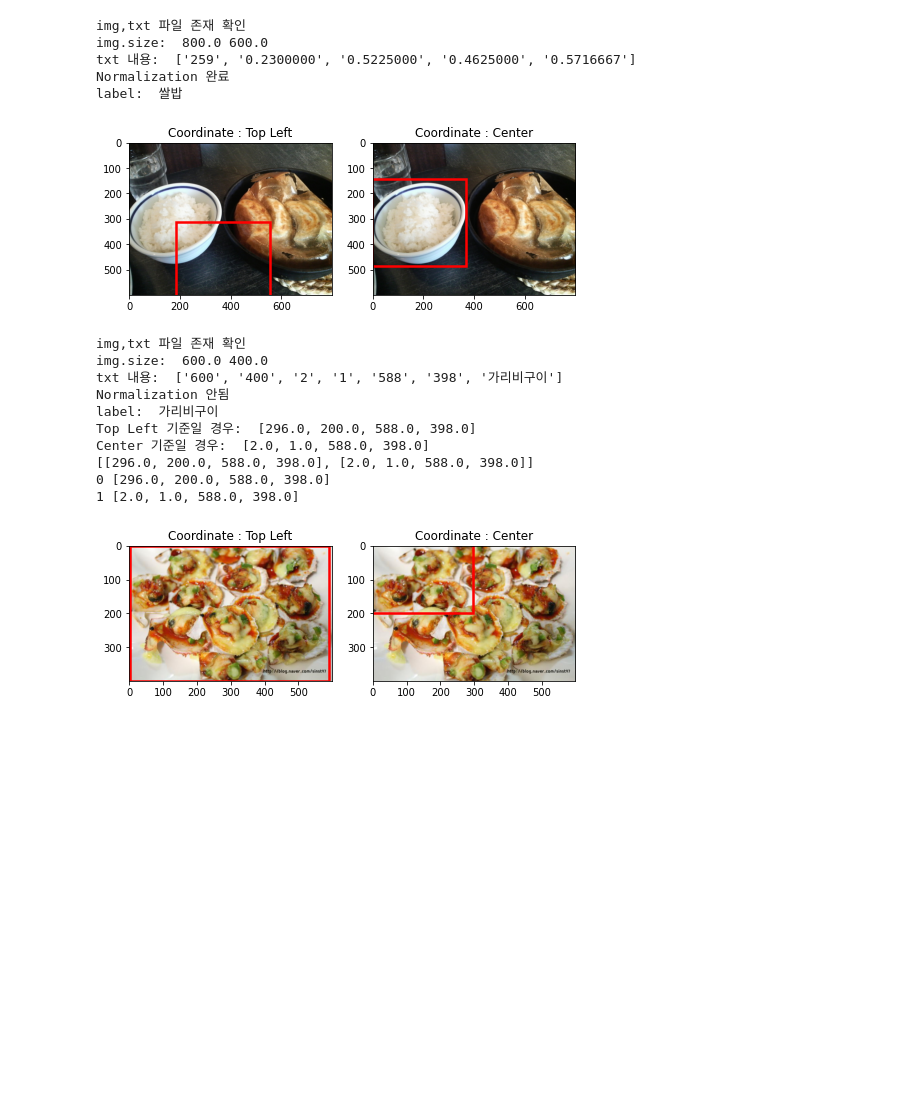
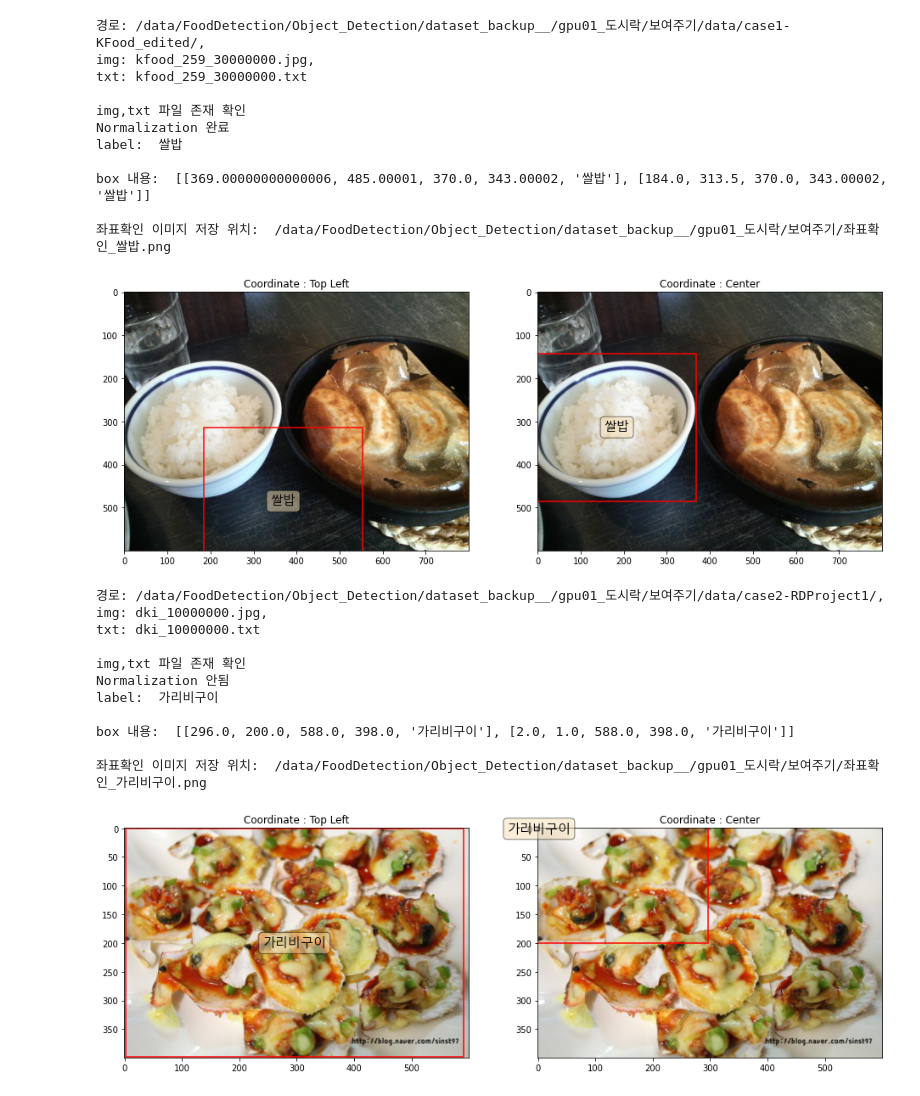
Before and after one commit to K-107/dki, a Jupyter notebook: Food_Detection/220204_이미지데이터좌표확인.ipynb, the cells around one changed output. Saved outputs shown, nothing was run; the diff lists cells and outputs as text; code cells hidden in the pictures; blank space fills up the shorter version.

```diff
--- a/Food_Detection/220204_이미지데이터좌표확인.ipynb
+++ b/Food_Detection/220204_이미지데이터좌표확인.ipynb
@@ -9,6 +18,12 @@ import numpy as np
 
 import matplotlib.pyplot as plt
 %matplotlib inline
+
+import matplotlib.font_manager as fm
+fm.get_fontconfig_fonts()
+#font_location = '/usr/share/fonts/truetype/nanum/NanumBarunGothic.ttf'
+font_location = './malgun.ttf'
+font_name = fm.FontProperties(fname=font_location)
 # %%
 class_dic = {0: '가리비구이', 1: '가자미구이', 2: '가자미조림', 3: '가지나물', 4: '가지냉국', 5: '가지볶음',
                 6: '가지전', 7: '가지찜', 8: '감', 9: '개불', 10: '거봉', 11: '게살죽', 12: '게찜', 13: '고구마',
@@ -249,33 +293,42 @@ label:  비빔밥
 # %%
 # case1-KFood_edited  - topleft
-img = '/data/FoodDetection/Object_Detection/dataset_backup__/gpu01_도시락/보여주기/data/case1-KFood_edited/kfood_259_30000000.jpg'
-txt = '/data/FoodDetection/Object_Detection/dataset_backup__/gpu01_도시락/보여주기/data/case1-KFood_edited/kfood_259_30000000.txt'
+path = '/data/FoodDetection/Object_Detection/dataset_backup__/gpu01_도시락/보여주기/data/case1-KFood_edited/'
+img = 'kfood_259_30000000.jpg'
+txt = 'kfood_259_30000000.txt'
 
-imgTxtCheck(img, txt)
+imgTxtCheck(path, img, txt)
 # %% [output]
+경로: /data/FoodDetection/Object_Detection/dataset_backup__/gpu01_도시락/보여주기/data/case1-KFood_edited/,
+img: kfood_259_30000000.jpg,
+txt: kfood_259_30000000.txt
+
 img,txt 파일 존재 확인
-img.size:  800.0 600.0
-txt 내용:  ['259', '0.2300000', '0.5225000', '0.4625000', '0.5716667']
 Normalization 완료
 label:  쌀밥
+
+box 내용:  [[369.00000000000006, 485.00001, 370.0, 343.00002, '쌀밥'], [184.0, 313.5, 370.0, 343.00002, '쌀밥']]
+
+좌표확인 이미지 저장 위치:  /data/FoodDetection/Object_Detection/dataset_backup__/gpu01_도시락/보여주기/좌표확인_쌀밥.png
-[figure, old version]
+[figure, new version]
 # %%
 # case2-RDProject1  - topleft
-img = '/data/FoodDetection/Object_Detection/dataset_backup__/gpu01_도시락/보여주기/data/case2-RDProject1/dki_10000000.jpg'
-txt = '/data/FoodDetection/Object_Detection/dataset_backup__/gpu01_도시락/보여주기/data/case2-RDProject1/dki_10000000.txt'
+path = '/data/FoodDetection/Object_Detection/dataset_backup__/gpu01_도시락/보여주기/data/case2-RDProject1/'
+img = 'dki_10000000.jpg'
+txt = 'dki_10000000.txt'
 
-imgTxtCheck(img, txt)
+imgTxtCheck(path, img, txt)
 # %% [output]
+경로: /data/FoodDetection/Object_Detection/dataset_backup__/gpu01_도시락/보여주기/data/case2-RDProject1/,
+img: dki_10000000.jpg,
+txt: dki_10000000.txt
+
 img,txt 파일 존재 확인
-img.size:  600.0 400.0
-txt 내용:  ['600', '400', '2', '1', '588', '398', '가리비구이']
 Normalization 안됨
 label:  가리비구이
-Top Left 기준일 경우:  [296.0, 200.0, 588.0, 398.0]
-Center 기준일 경우:  [2.0, 1.0, 588.0, 398.0]
-[[296.0, 200.0, 588.0, 398.0], [2.0, 1.0, 588.0, 398.0]]
-0 [296.0, 200.0, 588.0, 398.0]
-1 [2.0, 1.0, 588.0, 398.0]
+
+box 내용:  [[296.0, 200.0, 588.0, 398.0, '가리비구이'], [2.0, 1.0, 588.0, 398.0, '가리비구이']]
+
+좌표확인 이미지 저장 위치:  /data/FoodDetection/Object_Detection/dataset_backup__/gpu01_도시락/보여주기/좌표확인_가리비구이.png
-[figure, old version]
+[figure, new version]
 # %%
 # case3-RDProject3  - topleft
```
Also changed, not shown: parts of 11 cells of this notebook.
